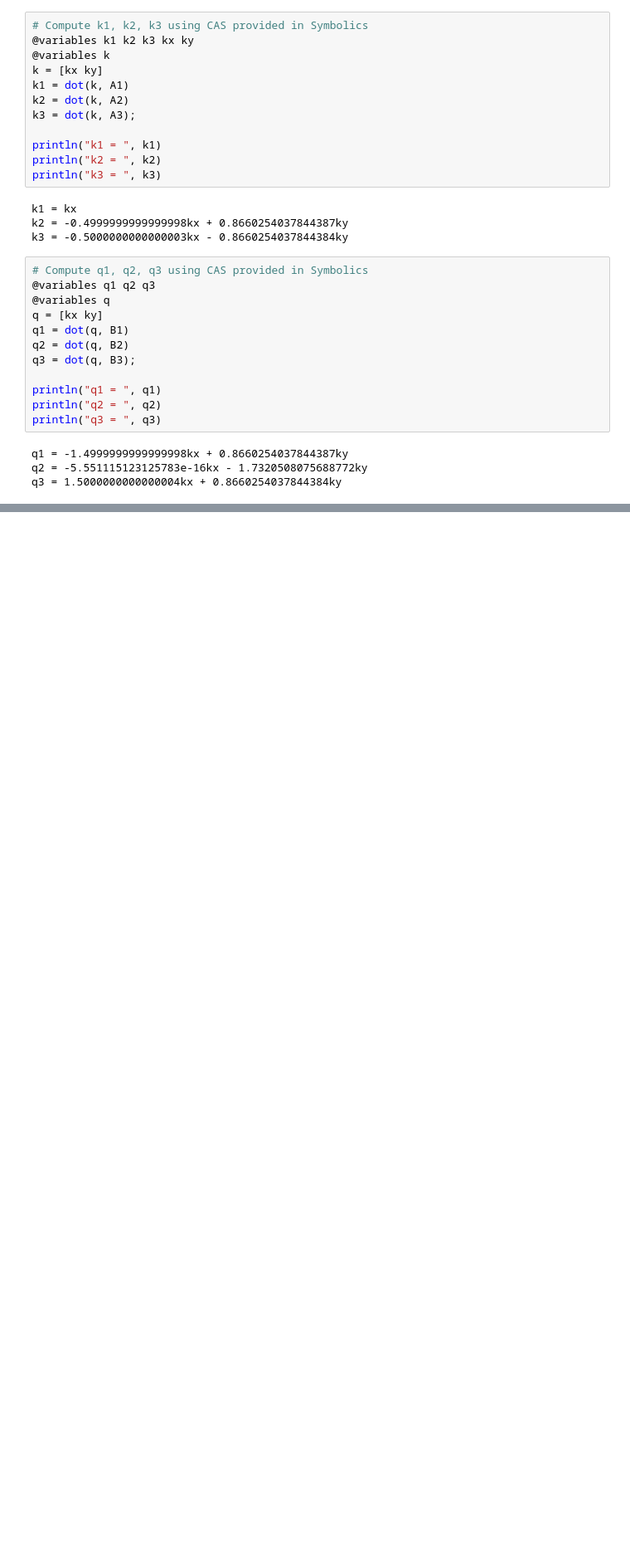
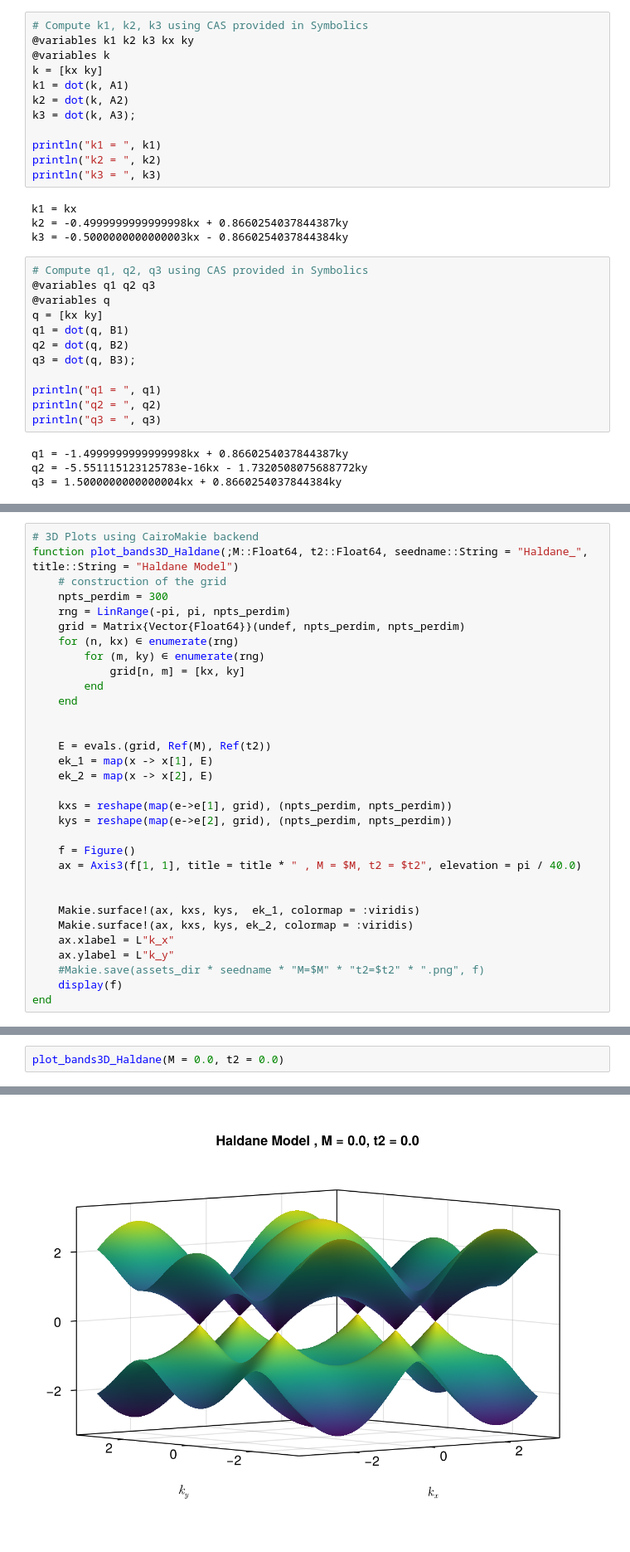
Before and after one commit to nabil-atlam/kagome, a Jupyter notebook: KagomeTransport/notebooks/HaldanePhaseDiagram.ipynb, the cells around one changed output, grey strips where cells are left out. Shown at 83% size. Cells and saved outputs as stored; diff of their text form; blank space fills up the shorter version.

```diff
--- a/KagomeTransport/notebooks/HaldanePhaseDiagram.ipynb
+++ b/KagomeTransport/notebooks/HaldanePhaseDiagram.ipynb
@@ -124,0 +128,32 @@ evals (generic function with 1 method)
+# %%
+# 3D Plots using CairoMakie backend
+function plot_bands3D_Haldane(;M::Float64, t2::Float64, seedname::String = "Haldane_", title::String = "Haldane Model")
+    # construction of the grid
+    npts_perdim = 300
+    rng = LinRange(-pi, pi, npts_perdim)
+    grid = Matrix{Vector{Float64}}(undef, npts_perdim, npts_perdim)
+    for (n, kx) ∈ enumerate(rng)
+        for (m, ky) ∈ enumerate(rng)
+            grid[n, m] = [kx, ky]
+        end
+    end
+
+
+    E = evals.(grid, Ref(M), Ref(t2))
+    ek_1 = map(x -> x[1], E)
+    ek_2 = map(x -> x[2], E)
+
+    kxs = reshape(map(e->e[1], grid), (npts_perdim, npts_perdim))
+    kys = reshape(map(e->e[2], grid), (npts_perdim, npts_perdim))
+
+    f = Figure()
+    ax = Axis3(f[1, 1], title = title * " , M = $M, t2 = $t2", elevation = pi / 40.0)
+
+
+    Makie.surface!(ax, kxs, kys,  ek_1, colormap = :viridis)
+    Makie.surface!(ax, kxs, kys, ek_2, colormap = :viridis)
+    ax.xlabel = L"k_x"
+    ax.ylabel = L"k_y"
+    #Makie.save(assets_dir * seedname * "M=$M" * "t2=$t2" * ".png", f)
+    display(f)
+end
@@ -124,0 +162,3 @@ evals (generic function with 1 method)
+# %%
+plot_bands3D_Haldane(M = 0.0, t2 = 0.0)
+# %% [output]
@@ -124,0 +166 @@ evals (generic function with 1 method)
+[figure, added]
```
Also changed, not shown: parts of 11 cells of this notebook.
